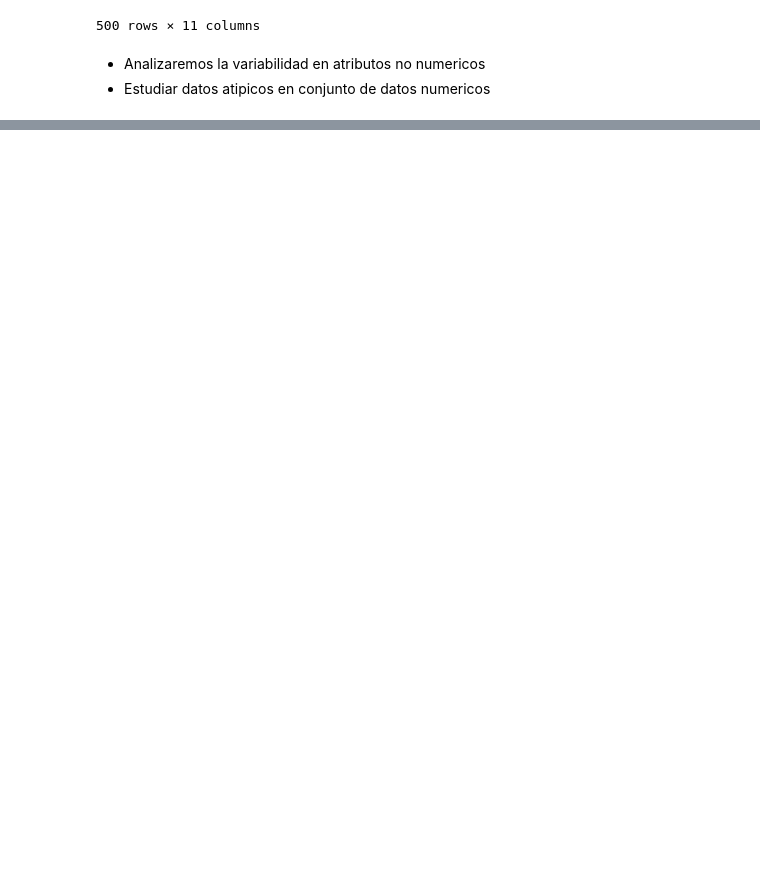
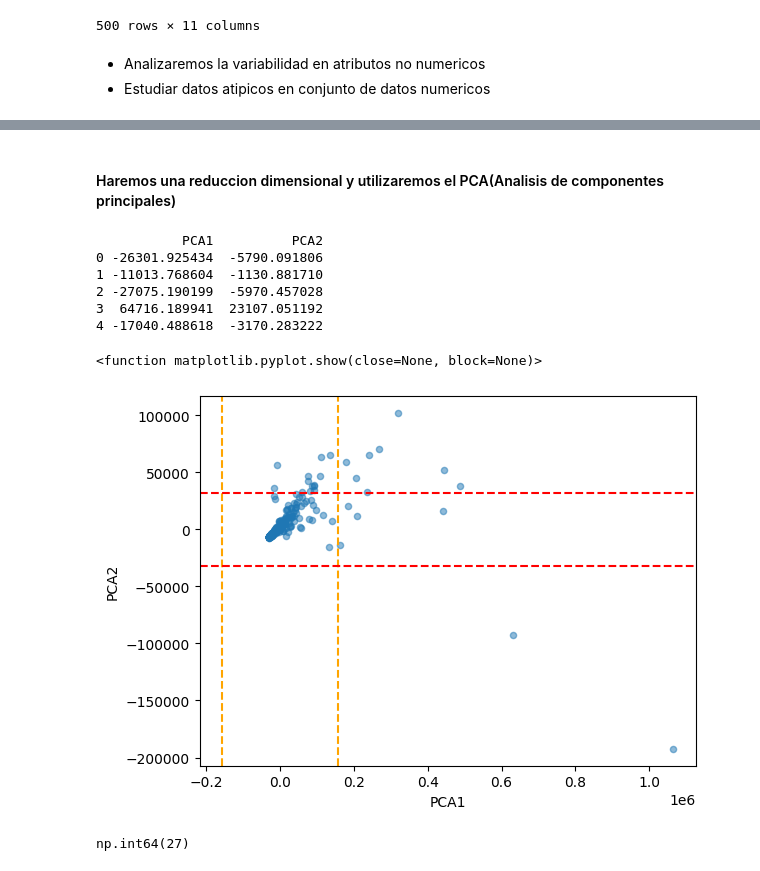
Before and after one commit to marxramos/Vecinos-cercanos---Facebook, a Jupyter notebook: notebook/facebook.ipynb, the cells around one changed output, grey strips where cells are left out. Saved outputs shown, nothing was run; the diff lists cells and outputs as text; code cells hidden in the pictures; blank space fills up the shorter version.

```diff
--- a/notebook/facebook.ipynb
+++ b/notebook/facebook.ipynb
@@ -71,0 +187,62 @@ Name: count, dtype: int64
+# %% [markdown]
+#### Haremos una reduccion dimensional y utilizaremos el PCA(Analisis de componentes principales)
+# %%
+# Extraemos las variables numericas
+numerico = ['alcance', 'impresiones', 'usuarios', 'clicks', 'interacciones']
+df_numerico = df[numerico]
+# %%
+# Aplicar reducciones dimensional de 5 a 2 dimensiones mediante PCA
+pca = PCA(n_components = 2)
+pca.fit(df_numerico)
+
+df_pca = pd.DataFrame(pca.transform(df_numerico), columns=['PCA1', 'PCA2'])
+print(df_pca.head(5))
+# %% [output]
+           PCA1          PCA2
+0 -26301.925434  -5790.091806
+1 -11013.768604  -1130.881710
+2 -27075.190199  -5970.457028
+3  64716.189941  23107.051192
+4 -17040.488618  -3170.283222
+# %%
+# Media y desviacion
+medias = df_pca.mean()
+desviaciones = df_pca.std()
+
+# Definir limites
+
+lim_hinf = medias['PCA1'] - 2*desviaciones['PCA1']
+lim_hsup = medias['PCA1'] + 2*desviaciones['PCA1']
+
+lim_vinf = medias['PCA2'] - 2*desviaciones['PCA2']
+lim_vsup = medias['PCA2'] + 2*desviaciones['PCA2']
+
+# visualizar datos transformados
+df_pca.plot(
+    x = 'PCA1',
+    y = 'PCA2',
+    kind = 'scatter',
+    alpha = 0.5
+)
+# Limite 1
+plt.axvline(x=lim_hinf, color= 'orange', linestyle='--')
+plt.axvline(x=lim_hsup, color= 'orange', linestyle='--')
+
+plt.axhline(y=lim_vinf, color = 'red', linestyle='--')
+plt.axhline(y=lim_vsup, color = 'red', linestyle='--')
+plt.show
+# %% [output]
+<function matplotlib.pyplot.show(close=None, block=None)>
+[figure, added]
+# %%
+# Identificar atipicos
+def outlier (x):
+    if (lim_hinf < x['PCA1'] < lim_hsup) and (lim_vinf < x['PCA2'] < lim_vsup):
+        return 0
+    else:
+        return 1
+df_pca['outlier'] = df_pca.apply(outlier, axis=1)
+out = df_pca['outlier'].sum()
+out
+# %% [output]
+np.int64(27)
```
Also changed, not shown: parts of 36 cells of this notebook.
